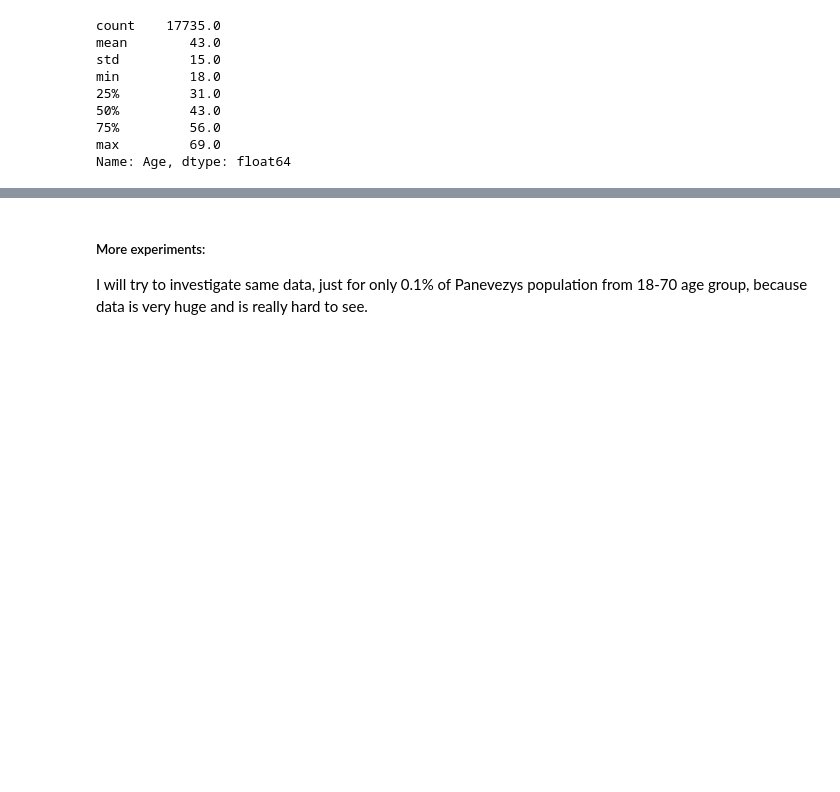
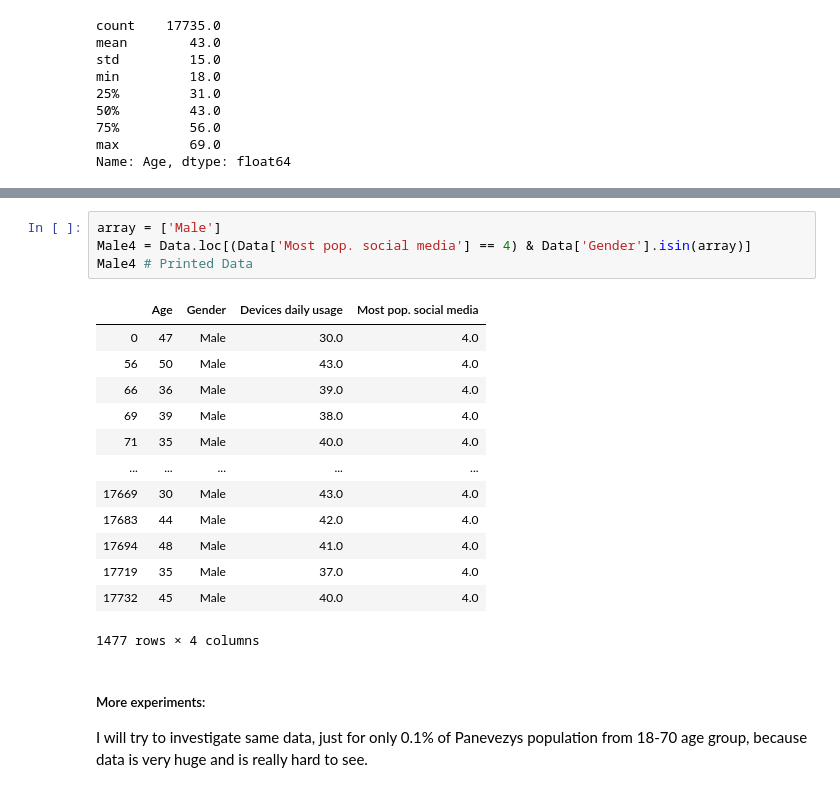
Before and after one commit to rituteval/Programming-DA--PROJECT, a Jupyter notebook: Programming DA- PROJECT.ipynb, the cells around one changed output, grey strips where cells are left out. Cells and saved outputs as stored; diff of their text form; blank space fills up the shorter version.

```diff
--- a/Programming DA- PROJECT.ipynb
+++ b/Programming DA- PROJECT.ipynb
@@ -316 +348,19 @@ Name: Age, dtype: float64
+# %%
+array = ['Male']
+Male4 = Data.loc[(Data['Most pop. social media'] == 4) & Data['Gender'].isin(array)]
+Male4 # Printed Data
+# %% [output]
+|  | Age | Gender | Devices daily usage | Most pop. social media |
+| 0 | 47 | Male | 30.0 | 4.0 |
+| 56 | 50 | Male | 43.0 | 4.0 |
+| 66 | 36 | Male | 39.0 | 4.0 |
+| 69 | 39 | Male | 38.0 | 4.0 |
+| 71 | 35 | Male | 40.0 | 4.0 |
+| ... | ... | ... | ... | ... |
+| 17669 | 30 | Male | 43.0 | 4.0 |
+| 17683 | 44 | Male | 42.0 | 4.0 |
+| 17694 | 48 | Male | 41.0 | 4.0 |
+| 17719 | 35 | Male | 37.0 | 4.0 |
+| 17732 | 45 | Male | 40.0 | 4.0 |
+1477 rows × 4 columns
 # %% [markdown]
```
Also changed, not shown: parts of 9 cells of this notebook.
